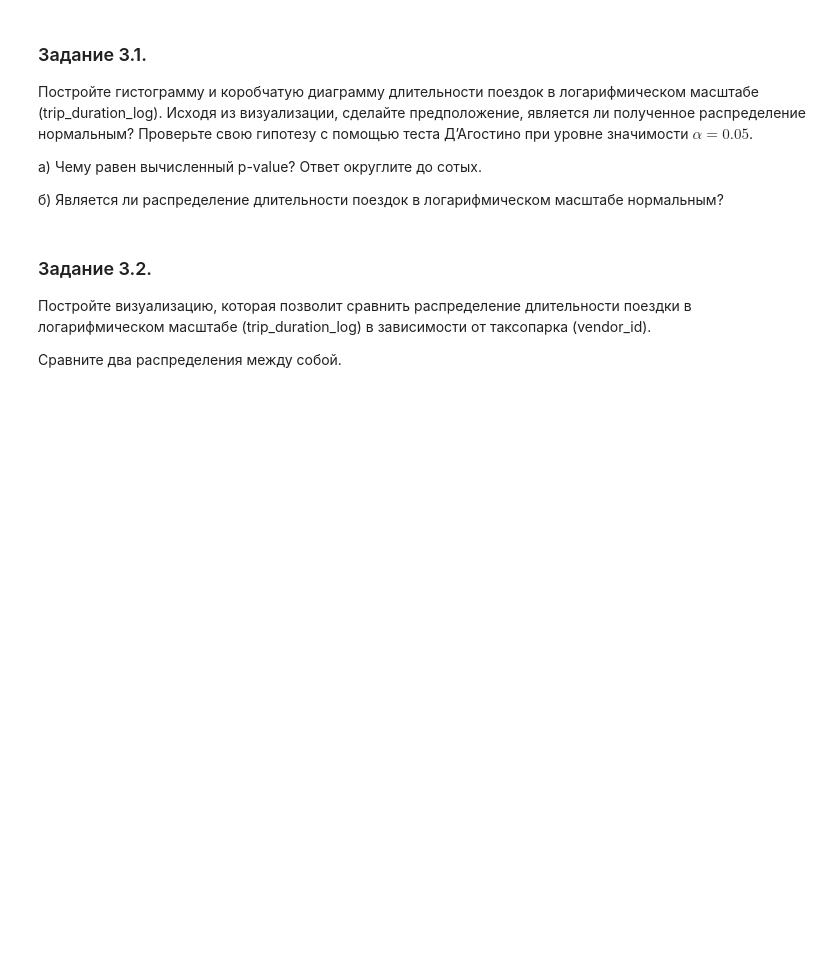
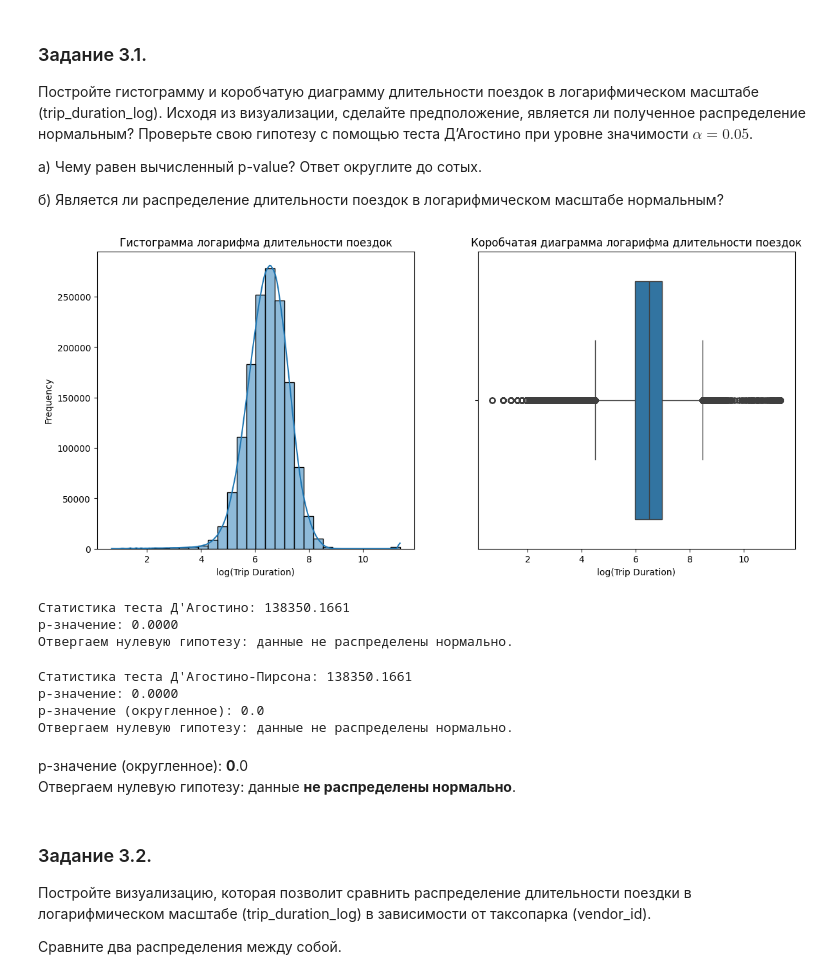
Before and after one commit to johnneon/PP_Team28_Taxi_Trip_Duration, a Jupyter notebook: PP_Team28.ipynb, the cells around one changed output. Saved outputs shown, nothing was run; the diff lists cells and outputs as text; code cells hidden in the pictures; blank space fills up the shorter version.

```diff
--- a/PP_Team28.ipynb
+++ b/PP_Team28.ipynb
@@ -547,5 +547,5 @@ def fill_null_weather_data(target: pd.DataFrame):
 
   return df
 
-DF = fill_null_weather_data(DF)
+taxi_data = fill_null_weather_data(taxi_data)
 # %%
@@ -611,21 +611,21 @@ DF[['total_distance', 'trip_duration']].describe()
 # %% [markdown]
 Проверим выброс по длительности, преобразовав столбец с секундами к часам, и отфильтровав:
 # %%
-trip_duration_in_hours = DF['trip_duration'] / 60 / 60
-DF[trip_duration_in_hours > 24]['id'].count()
+trip_duration_in_hours = taxi_data['trip_duration'] / 60 / 60
+taxi_data[trip_duration_in_hours > 24]['id'].count()
 # %% [output]
 4
 # %% [markdown]
 Воспользуемся формулой данной выше для вычисления выбросов по скорости:
 # %%
-avg_speed = DF['total_distance'] / DF['trip_duration'] * 3.6
-DF[avg_speed > 300]['id'].count()
+avg_speed = taxi_data['total_distance'] / taxi_data['trip_duration'] * 3.6
+taxi_data[avg_speed > 300]['id'].count()
 # %% [output]
 407
 # %%
 # Зачищаем выбросы из данных
-DF.drop(DF[trip_duration_in_hours > 24].index, inplace=True)
-DF.drop(DF[avg_speed > 300].index, inplace=True)
+taxi_data.drop(taxi_data[trip_duration_in_hours > 24].index, inplace=True)
+taxi_data.drop(taxi_data[avg_speed > 300].index, inplace=True)
 # %% [markdown]
  В итоге удалось найти:
  - выбросов по признаку длительности поездки - **4**
@@ -657,3 +675,64 @@ taxi_data['trip_duration_log'] = np.log(taxi_data['trip_duration']+1)
+# %%
+# Построим гистограмму
+from scipy.stats import normaltest
+plt.figure(figsize=(14, 6))
+
+plt.subplot(1, 2, 1)
+sns.histplot(taxi_data['trip_duration_log'], bins=30, kde=True)
+plt.title('Гистограмма логарифма длительности поездок')
+plt.xlabel('log(Trip Duration)')
+plt.ylabel('Frequency')
+
+# Построим коробчатую диаграмму
+plt.subplot(1, 2, 2)
+sns.boxplot(x=taxi_data['trip_duration_log'])
+plt.title('Коробчатая диаграмма логарифма длительности поездок')
+plt.xlabel('log(Trip Duration)')
+
+plt.show()
+
+# Проверим нормальность распределения с помощью теста Д’Агостино
+stat, p_value = normaltest(taxi_data['trip_duration_log'])
+
+print(f'Статистика теста Д\'Агостино: {stat:.4f}')
+print(f'p-значение: {p_value:.4f}')
+
+# Проверка гипотезы
+alpha = 0.05
+if p_value > alpha:
+    print('Невозможно отвергнуть нулевую гипотезу: данные распределены нормально.')
+else:
+    print('Отвергаем нулевую гипотезу: данные не распределены нормально.')
+# %% [output]
+[figure, added]
+Статистика теста Д'Агостино: 138350.1661
+p-значение: 0.0000
+Отвергаем нулевую гипотезу: данные не распределены нормально.
+# %%
+# Проверим нормальность распределения с помощью теста Д’Агостино-Пирсона
+stat, p_value = normaltest(taxi_data['trip_duration_log'])
+
+print(f'Статистика теста Д\'Агостино-Пирсона: {stat:.4f}')
+print(f'p-значение: {p_value:.4f}')
+
+# Округлим p-значение до двух знаков после запятой
+p_value_rounded = round(p_value, 2)
+print(f'p-значение (округленное): {p_value_rounded}')
+
+# Проверка гипотезы
+alpha = 0.05
+if p_value > alpha:
+    print('Невозможно отвергнуть нулевую гипотезу: данные распределены нормально.')
+else:
+    print('Отвергаем нулевую гипотезу: данные не распределены нормально.')
+# %% [output]
+Статистика теста Д'Агостино-Пирсона: 138350.1661
+p-значение: 0.0000
+p-значение (округленное): 0.0
+Отвергаем нулевую гипотезу: данные не распределены нормально.
+# %% [markdown]
+p-значение (округленное): **0**.0 \
+Отвергаем нулевую гипотезу: данные **не распределены нормально**.
 # %% [markdown]
 ### Задание 3.2.
 Постройте визуализацию, которая позволит сравнить распределение длительности поездки в логарифмическом масштабе (trip_duration_log) в зависимости от таксопарка (vendor_id).
```
Also changed, not shown: parts of 66 cells of this notebook.
